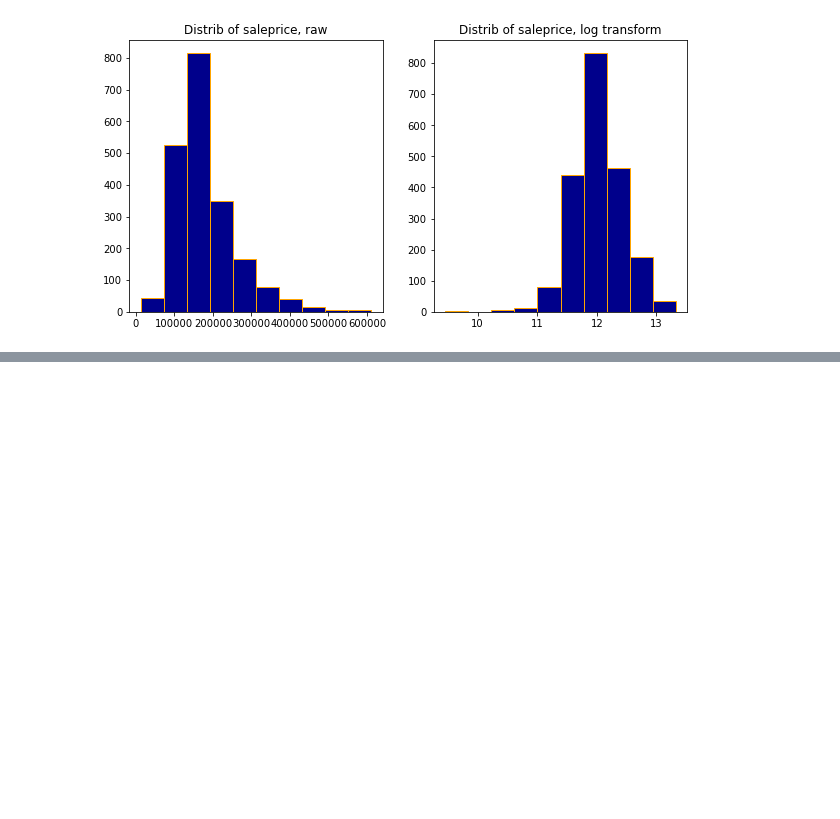
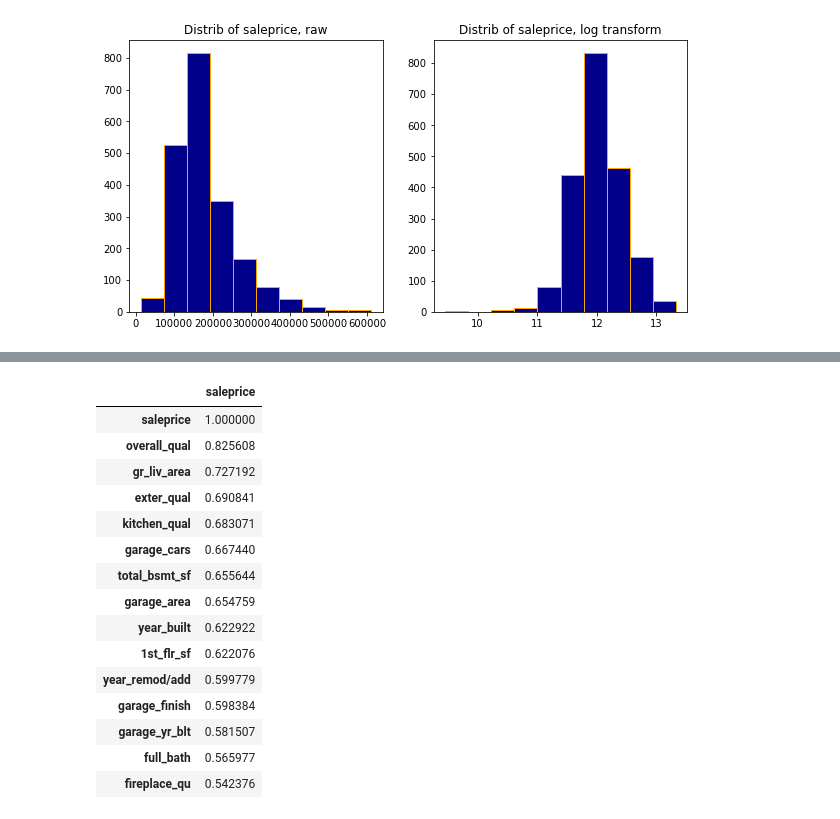
Before and after one commit to welcometohelen/firstkaggle_ames_housing, a Jupyter notebook: Project_2_firstmodel.ipynb, the cells around one changed output, grey strips where cells are left out. Cells and saved outputs as stored; diff of their text form; code cells hidden in the pictures; blank space fills up the shorter version.

```diff
--- a/Project_2_firstmodel.ipynb
+++ b/Project_2_firstmodel.ipynb
@@ -378,0 +336,3 @@ sigskew = allskew[abs(allskew)>0.5]  #len=38 vars for transformation
+# %%
+#merge these transformed nums back to cats for complete df, add transformed saleprice
+ames_log_nums = pd.concat([ames_nums, ames_cats, ames['saleprice']], axis=1)
@@ -378,0 +356,19 @@ sigskew = allskew[abs(allskew)>0.5]  #len=38 vars for transformation
+# %%
+ames_log_nums.corr()[['saleprice']].sort_values('saleprice', ascending=False).head(15)
+# %% [output]
+|  | saleprice |
+| saleprice | 1.000000 |
+| overall_qual | 0.825608 |
+| gr_liv_area | 0.727192 |
+| exter_qual | 0.690841 |
+| kitchen_qual | 0.683071 |
+| garage_cars | 0.667440 |
+| total_bsmt_sf | 0.655644 |
+| garage_area | 0.654759 |
+| year_built | 0.622922 |
+| 1st_flr_sf | 0.622076 |
+| year_remod/add | 0.599779 |
+| garage_finish | 0.598384 |
+| garage_yr_blt | 0.581507 |
+| full_bath | 0.565977 |
+| fireplace_qu | 0.542376 |
```
Also changed, not shown: parts of 46 cells of this notebook.
